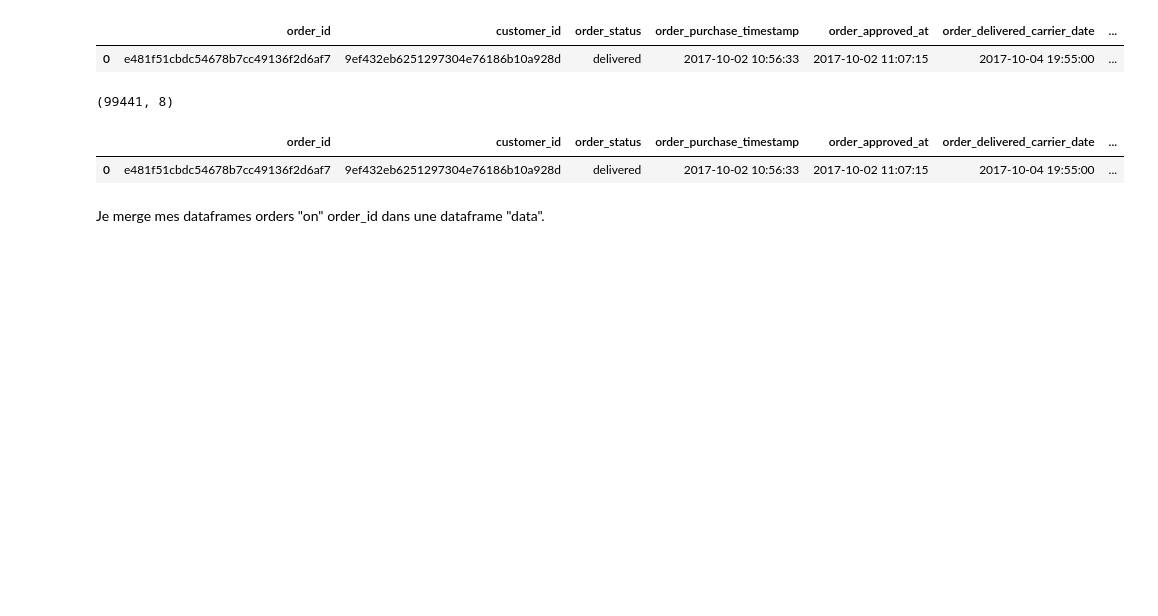
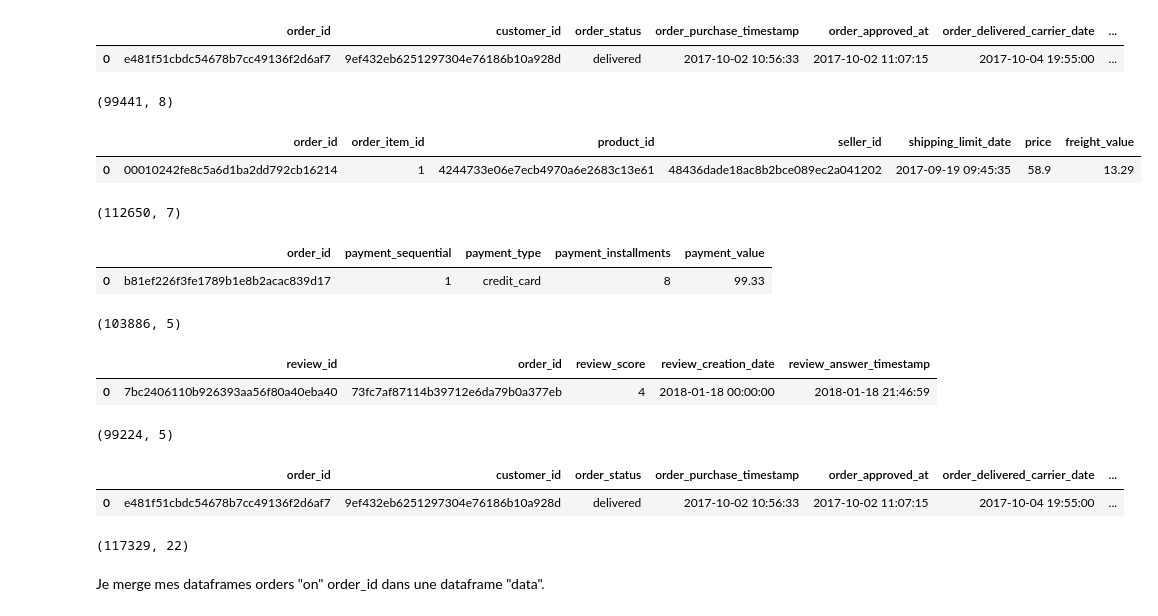
Before and after one commit to subut0n/marketing_segmentation, a Jupyter notebook: segmentation_eda.ipynb, the cells around one changed output. Saved outputs shown, nothing was run; the diff lists cells and outputs as text; code cells hidden in the pictures; blank space fills up the shorter version.

```diff
--- a/segmentation_eda.ipynb
+++ b/segmentation_eda.ipynb
@@ -166,5 +172,32 @@ df_orders.head(1)
 df_orders.shape
 # %% [output]
 (99441, 8)
+# %%
+df_order_items.head(1)
+# %% [output]
+|  | order_id | order_item_id | product_id | seller_id | shipping_limit_date | price | freight_value |
+| 0 | 00010242fe8c5a6d1ba2dd792cb16214 | 1 | 4244733e06e7ecb4970a6e2683c13e61 | 48436dade18ac8b2bce089ec2a041202 | 2017-09-19 09:45:35 | 58.9 | 13.29 |
+# %%
+df_order_items.shape
+# %% [output]
+(112650, 7)
+# %%
+df_order_payments.head(1)
+# %% [output]
+|  | order_id | payment_sequential | payment_type | payment_installments | payment_value |
+| 0 | b81ef226f3fe1789b1e8b2acac839d17 | 1 | credit_card | 8 | 99.33 |
+# %%
+df_order_payments.shape
+# %% [output]
+(103886, 5)
+# %%
+df_order_reviews.head(1)
+# %% [output]
+|  | review_id | order_id | review_score | review_creation_date | review_answer_timestamp |
+| 0 | 7bc2406110b926393aa56f80a40eba40 | 73fc7af87114b39712e6da79b0a377eb | 4 | 2018-01-18 00:00:00 | 2018-01-18 21:46:59 |
+# %%
+df_order_reviews.shape
+# %% [output]
+(99224, 5)
 # %%
 data = pd.merge(df_orders, df_order_items, on="order_id")
@@ -174,5 +207,9 @@ data.head(1)
 # %% [output]
 |  | order_id | customer_id | order_status | order_purchase_timestamp | order_approved_at | order_delivered_carrier_date | ... |
 | 0 | e481f51cbdc54678b7cc49136f2d6af7 | 9ef432eb6251297304e76186b10a928d | delivered | 2017-10-02 10:56:33 | 2017-10-02 11:07:15 | 2017-10-04 19:55:00 | ... |
+# %%
+data.shape
+# %% [output]
+(117329, 22)
 # %% [markdown]
 Je merge mes dataframes orders "on" order_id dans une dataframe "data".
```
Also changed, not shown: parts of 26 cells of this notebook.
